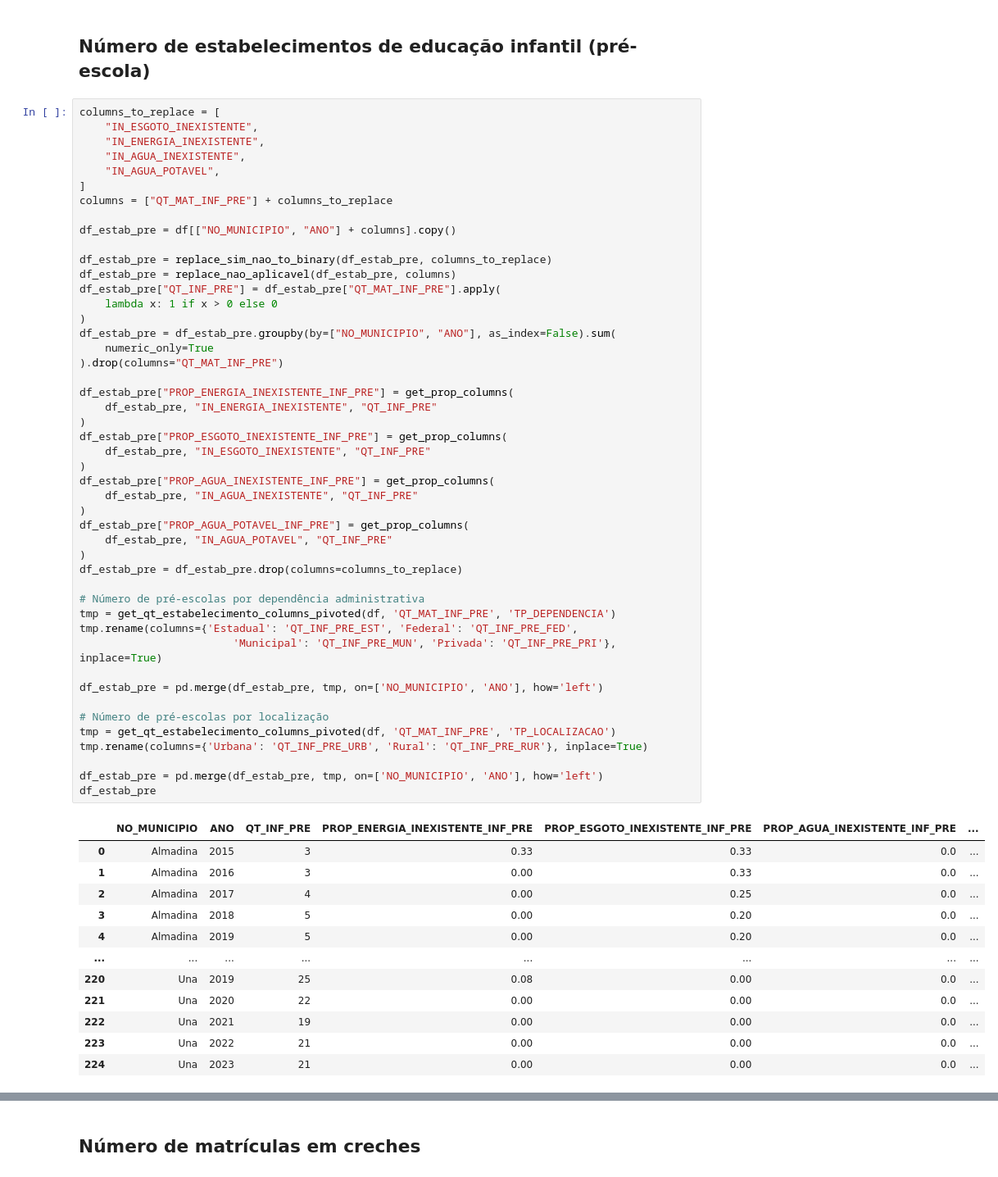
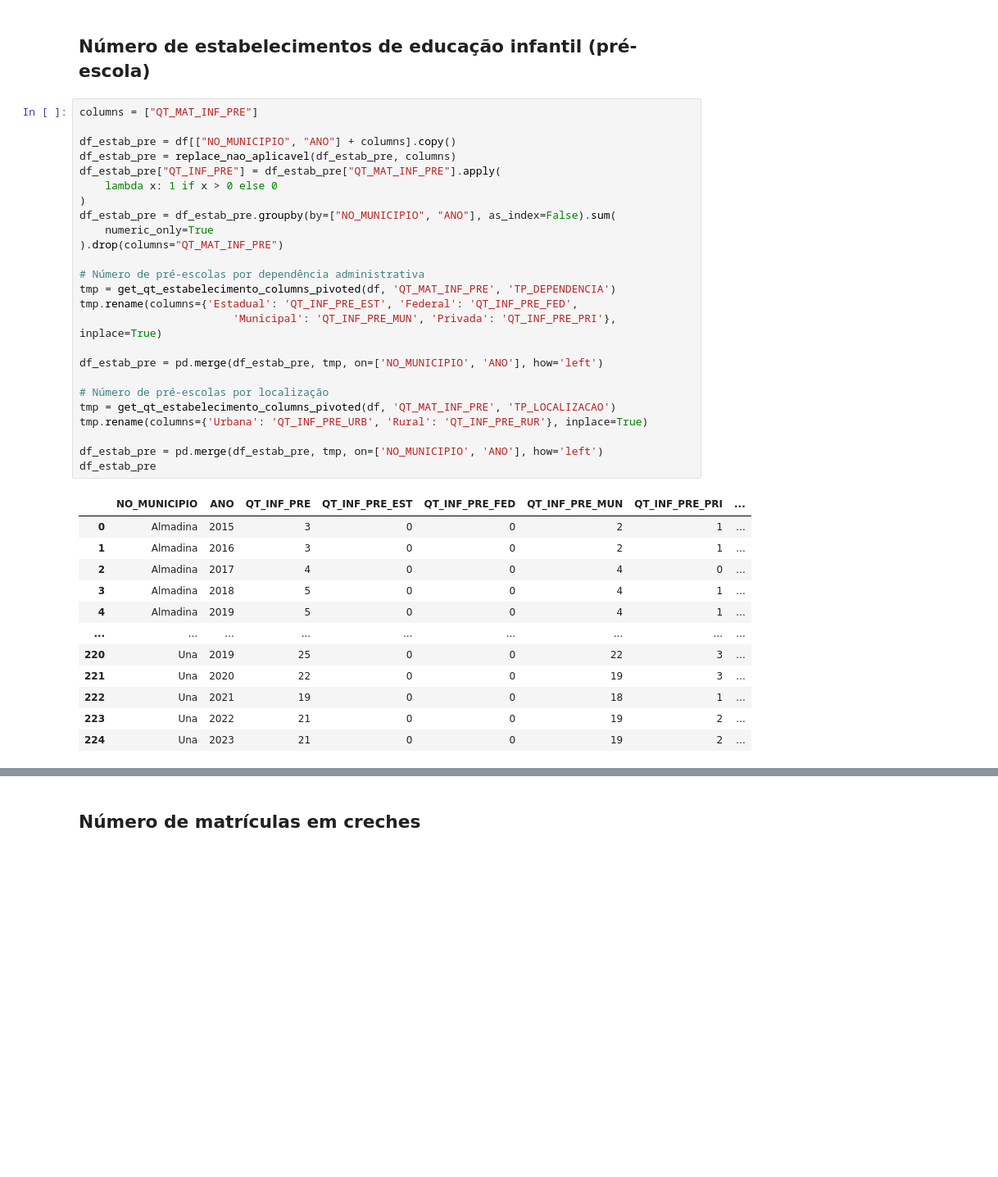
Before and after one commit to matheusssilva991/tj_educacao, a Jupyter notebook: src/tmp.ipynb, the cells around one changed output, grey strips where cells are left out. Shown at 82% size. Drawn from its saved outputs; the diff is of its cells as text; blank space fills up the shorter version.

```diff
--- a/src/tmp.ipynb
+++ b/src/tmp.ipynb
@@ -199,62 +173,40 @@ __Dados extraídos__:
 # %% [markdown]
 ## Número de estabelecimentos de educação infantil (pré-escola)
 # %%
-columns_to_replace = [
-    "IN_ESGOTO_INEXISTENTE",
-    "IN_ENERGIA_INEXISTENTE",
-    "IN_AGUA_INEXISTENTE",
-    "IN_AGUA_POTAVEL",
-]
-columns = ["QT_MAT_INF_PRE"] + columns_to_replace
+columns = ["QT_MAT_INF_PRE"]
 
 df_estab_pre = df[["NO_MUNICIPIO", "ANO"] + columns].copy()
-
-df_estab_pre = replace_sim_nao_to_binary(df_estab_pre, columns_to_replace)
 df_estab_pre = replace_nao_aplicavel(df_estab_pre, columns)
 df_estab_pre["QT_INF_PRE"] = df_estab_pre["QT_MAT_INF_PRE"].apply(
     lambda x: 1 if x > 0 else 0
 )
 df_estab_pre = df_estab_pre.groupby(by=["NO_MUNICIPIO", "ANO"], as_index=False).sum(
     numeric_only=True
 ).drop(columns="QT_MAT_INF_PRE")
-
-df_estab_pre["PROP_ENERGIA_INEXISTENTE_INF_PRE"] = get_prop_columns(
-    df_estab_pre, "IN_ENERGIA_INEXISTENTE", "QT_INF_PRE"
-)
-df_estab_pre["PROP_ESGOTO_INEXISTENTE_INF_PRE"] = get_prop_columns(
-    df_estab_pre, "IN_ESGOTO_INEXISTENTE", "QT_INF_PRE"
-)
-df_estab_pre["PROP_AGUA_INEXISTENTE_INF_PRE"] = get_prop_columns(
-    df_estab_pre, "IN_AGUA_INEXISTENTE", "QT_INF_PRE"
-)
-df_estab_pre["PROP_AGUA_POTAVEL_INF_PRE"] = get_prop_columns(
-    df_estab_pre, "IN_AGUA_POTAVEL", "QT_INF_PRE"
-)
-df_estab_pre = df_estab_pre.drop(columns=columns_to_replace)
 
 # Número de pré-escolas por dependência administrativa
 tmp = get_qt_estabelecimento_columns_pivoted(df, 'QT_MAT_INF_PRE', 'TP_DEPENDENCIA')
 tmp.rename(columns={'Estadual': 'QT_INF_PRE_EST', 'Federal': 'QT_INF_PRE_FED',
                         'Municipal': 'QT_INF_PRE_MUN', 'Privada': 'QT_INF_PRE_PRI'}, inplace=True)
 
 df_estab_pre = pd.merge(df_estab_pre, tmp, on=['NO_MUNICIPIO', 'ANO'], how='left')
 
 # Número de pré-escolas por localização
 tmp = get_qt_estabelecimento_columns_pivoted(df, 'QT_MAT_INF_PRE', 'TP_LOCALIZACAO')
 tmp.rename(columns={'Urbana': 'QT_INF_PRE_URB', 'Rural': 'QT_INF_PRE_RUR'}, inplace=True)
 
 df_estab_pre = pd.merge(df_estab_pre, tmp, on=['NO_MUNICIPIO', 'ANO'], how='left')
 df_estab_pre
 # %% [output]
-|  | NO_MUNICIPIO | ANO | QT_INF_PRE | PROP_ENERGIA_INEXISTENTE_INF_PRE | PROP_ESGOTO_INEXISTENTE_INF_PRE | PROP_AGUA_INEXISTENTE_INF_PRE | ... |
-| 0 | Almadina | 2015 | 3 | 0.33 | 0.33 | 0.0 | ... |
-| 1 | Almadina | 2016 | 3 | 0.00 | 0.33 | 0.0 | ... |
-| 2 | Almadina | 2017 | 4 | 0.00 | 0.25 | 0.0 | ... |
-| 3 | Almadina | 2018 | 5 | 0.00 | 0.20 | 0.0 | ... |
-| 4 | Almadina | 2019 | 5 | 0.00 | 0.20 | 0.0 | ... |
-| ... | ... | ... | ... | ... | ... | ... | ... |
-| 220 | Una | 2019 | 25 | 0.08 | 0.00 | 0.0 | ... |
-| 221 | Una | 2020 | 22 | 0.00 | 0.00 | 0.0 | ... |
-| 222 | Una | 2021 | 19 | 0.00 | 0.00 | 0.0 | ... |
-| 223 | Una | 2022 | 21 | 0.00 | 0.00 | 0.0 | ... |
-| 224 | Una | 2023 | 21 | 0.00 | 0.00 | 0.0 | ... |
+|  | NO_MUNICIPIO | ANO | QT_INF_PRE | QT_INF_PRE_EST | QT_INF_PRE_FED | QT_INF_PRE_MUN | QT_INF_PRE_PRI | ... |
+| 0 | Almadina | 2015 | 3 | 0 | 0 | 2 | 1 | ... |
+| 1 | Almadina | 2016 | 3 | 0 | 0 | 2 | 1 | ... |
+| 2 | Almadina | 2017 | 4 | 0 | 0 | 4 | 0 | ... |
+| 3 | Almadina | 2018 | 5 | 0 | 0 | 4 | 1 | ... |
+| 4 | Almadina | 2019 | 5 | 0 | 0 | 4 | 1 | ... |
+| ... | ... | ... | ... | ... | ... | ... | ... | ... |
+| 220 | Una | 2019 | 25 | 0 | 0 | 22 | 3 | ... |
+| 221 | Una | 2020 | 22 | 0 | 0 | 19 | 3 | ... |
+| 222 | Una | 2021 | 19 | 0 | 0 | 18 | 1 | ... |
+| 223 | Una | 2022 | 21 | 0 | 0 | 19 | 2 | ... |
+| 224 | Una | 2023 | 21 | 0 | 0 | 19 | 2 | ... |
```
Also changed, not shown: parts of 10 cells of this notebook, 2 other files.
